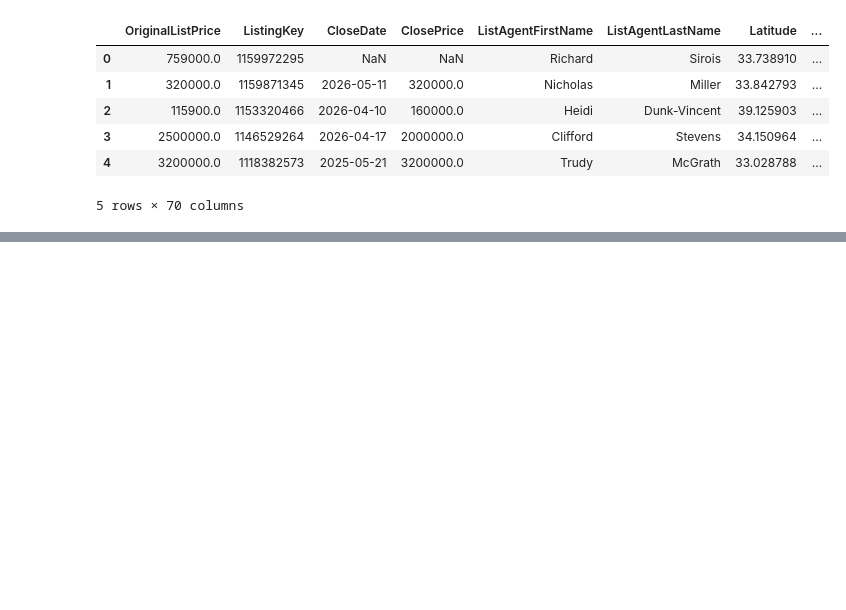
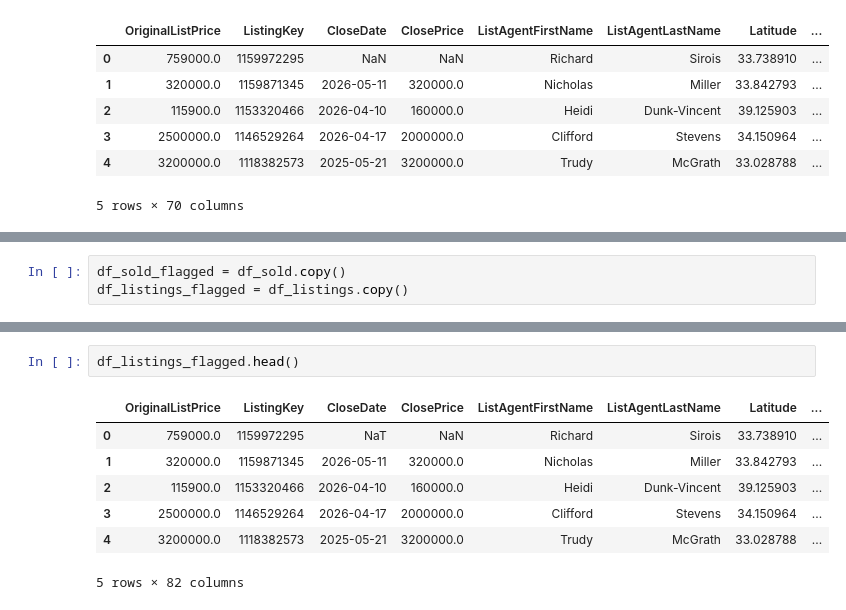
Before and after one commit to Michael-Anthony-Aguirre/IDX-Exchange-DA-Internship-2026, a Jupyter notebook: week4-5/file3.ipynb, the cells around one changed output, grey strips where cells are left out. Cells and saved outputs as stored; diff of their text form; blank space fills up the shorter version.

```diff
--- a/week4-5/file3.ipynb
+++ b/week4-5/file3.ipynb
@@ -62 +67,4 @@ for field in date_fields:
+# %%
+df_sold_flagged = df_sold.copy()
+df_listings_flagged = df_listings.copy()
 # %%
@@ -80,0 +142,10 @@ for field in date_fields:
+# %%
+df_listings_flagged.head()
+# %% [output]
+|  | OriginalListPrice | ListingKey | CloseDate | ClosePrice | ListAgentFirstName | ListAgentLastName | Latitude | ... |
+| 0 | 759000.0 | 1159972295 | NaT | NaN | Richard | Sirois | 33.738910 | ... |
+| 1 | 320000.0 | 1159871345 | 2026-05-11 | 320000.0 | Nicholas | Miller | 33.842793 | ... |
+| 2 | 115900.0 | 1153320466 | 2026-04-10 | 160000.0 | Heidi | Dunk-Vincent | 39.125903 | ... |
+| 3 | 2500000.0 | 1146529264 | 2026-04-17 | 2000000.0 | Clifford | Stevens | 34.150964 | ... |
+| 4 | 3200000.0 | 1118382573 | 2025-05-21 | 3200000.0 | Trudy | McGrath | 33.028788 | ... |
+5 rows × 82 columns
```
Also changed, not shown: parts of 17 cells of this notebook.
